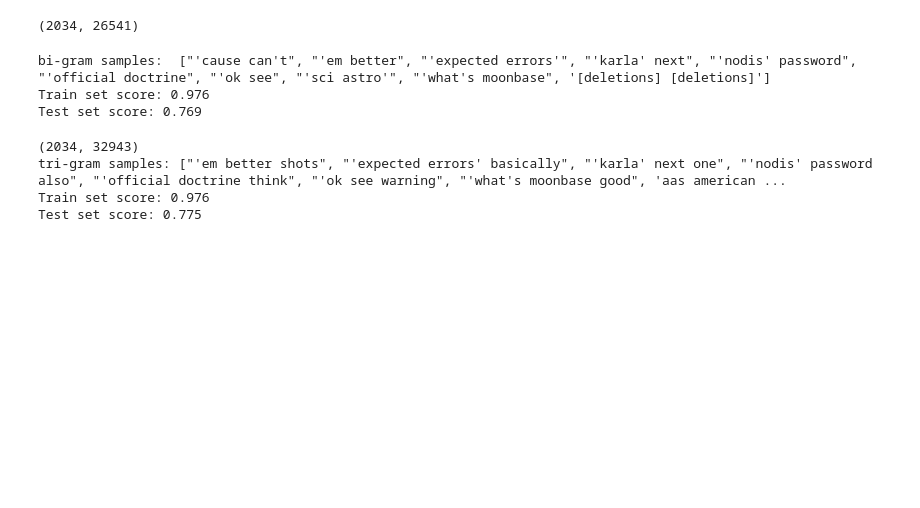
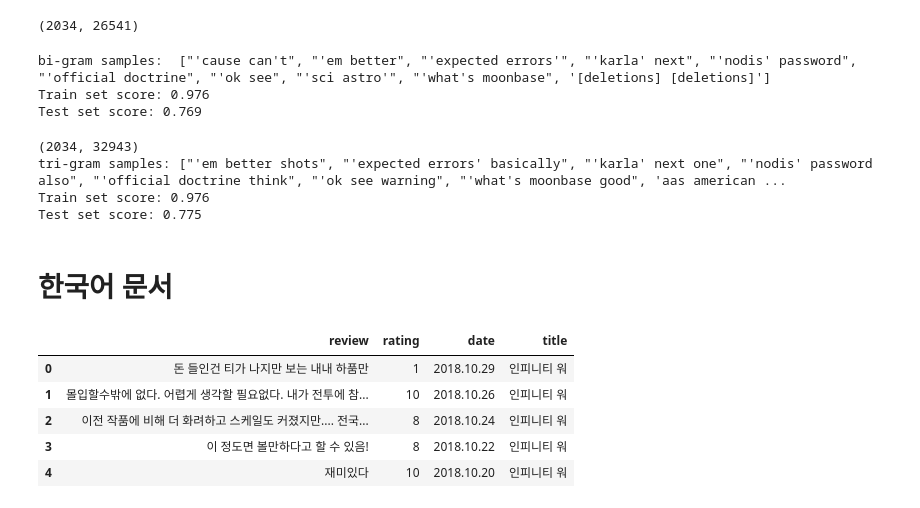
Before and after one commit to pg4522/Textmining_study, a Jupyter notebook: Ch.5.ipynb, the cells around one changed output. Drawn from its saved outputs; the diff is of its cells as text; code cells hidden in the pictures; blank space fills up the shorter version.

```diff
--- a/Ch.5.ipynb
+++ b/Ch.5.ipynb
@@ -382,3 +382,5 @@ print('Test set score: {:.3f}'.format(ridge_clf.score(X_test_tfidf, y_test)))
 tri-gram samples: ["'em better shots", "'expected errors' basically", "'karla' next one", "'nodis' password also", "'official doctrine think", "'ok see warning", "'what's moonbase good", 'aas american ...
 Train set score: 0.976
 Test set score: 0.775
+# %% [markdown]
+# 한국어 문서
@@ -384,0 +389,11 @@ Test set score: 0.775
+# %%
+df = pd.read_csv('./daum_movie_review.csv')
+# %%
+df.head()
+# %% [output]
+|  | review | rating | date | title |
+| 0 | 돈 들인건 티가 나지만 보는 내내 하품만 | 1 | 2018.10.29 | 인피니티 워 |
+| 1 | 몰입할수밖에 없다. 어렵게 생각할 필요없다. 내가 전투에 참... | 10 | 2018.10.26 | 인피니티 워 |
+| 2 | 이전 작품에 비해 더 화려하고 스케일도 커졌지만.... 전국... | 8 | 2018.10.24 | 인피니티 워 |
+| 3 | 이 정도면 볼만하다고 할 수 있음! | 8 | 2018.10.22 | 인피니티 워 |
+| 4 | 재미있다 | 10 | 2018.10.20 | 인피니티 워 |
```
Also changed, not shown: parts of 21 cells of this notebook.
